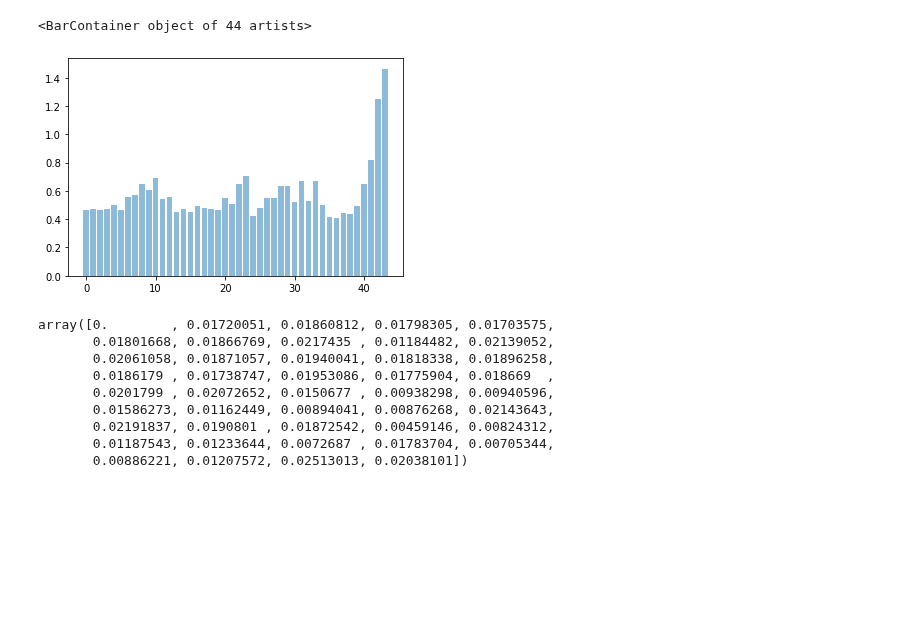
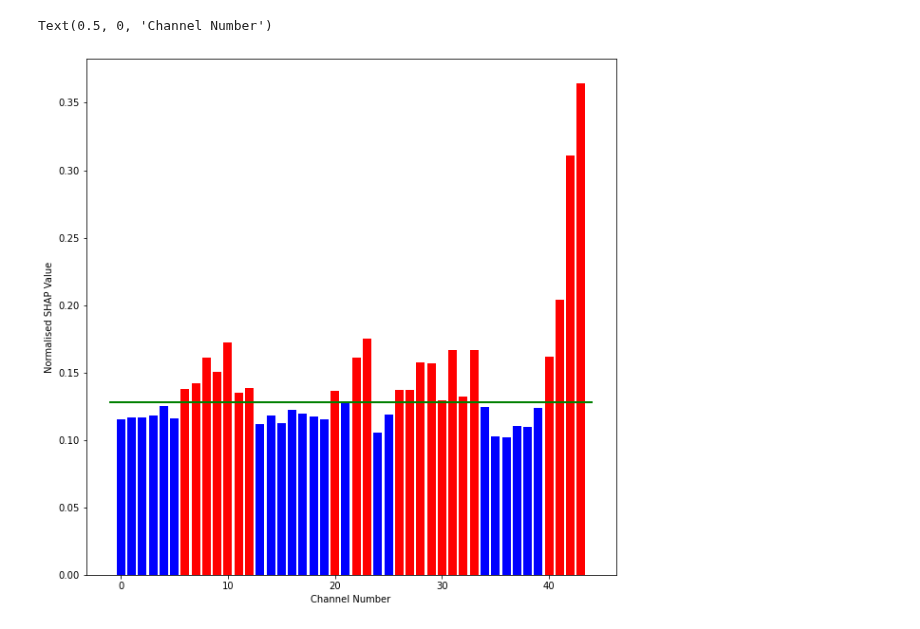
Before and after one commit to p-owens/MAI, a Jupyter notebook: local_processing.ipynb, the cells around one changed output. Saved outputs shown, nothing was run; the diff lists cells and outputs as text; code cells hidden in the pictures; blank space fills up the shorter version.

```diff
--- a/local_processing.ipynb
+++ b/local_processing.ipynb
@@ -89,23 +45,20 @@ print(count)
-# %%
-y_pos = np.arange(len(ch_names))
-
-ch = 0
-plt.bar(y_pos, np.sum(shap_chnls, axis=0), align='center', alpha=0.5)
-
-#ch = 1
-#plt.bar(y_pos, shap_chnls[ch], align='center', alpha=0.5)
-# %% [output]
-<BarContainer object of 44 artists>
-[figure, removed]
-# %%
-all_shap[0,1:]
-# %% [output]
-array([0.        , 0.01720051, 0.01860812, 0.01798305, 0.01703575,
-       0.01801668, 0.01866769, 0.0217435 , 0.01184482, 0.02139052,
-       0.02061058, 0.01871057, 0.01940041, 0.01818338, 0.01896258,
-       0.0186179 , 0.01738747, 0.01953086, 0.01775904, 0.018669  ,
-       0.0201799 , 0.02072652, 0.0150677 , 0.00938298, 0.00940596,
-       0.01586273, 0.01162449, 0.00894041, 0.00876268, 0.02143643,
-       0.02191837, 0.0190801 , 0.01872542, 0.00459146, 0.00824312,
-       0.01187543, 0.01233644, 0.0072687 , 0.01783704, 0.00705344,
-       0.00886221, 0.01207572, 0.02513013, 0.02038101])
+# %%
+avg = np.median(normalised_ch_shap)
+
+
+colours = []
+for value in normalised_ch_shap:
+    if value > avg:
+        colours.append('r')
+    else:
+        colours.append('b')
+
+
+
+plt.bar(np.arange(0,44), normalised_ch_shap, color=colours)
+plt.plot([-1, 44], [avg, avg],color='green',linewidth=2)
+plt.ylabel('Normalised SHAP Value')
+plt.xlabel('Channel Number')
+# %% [output]
+Text(0.5, 0, 'Channel Number')
+[figure, added]
```
Also changed, not shown: parts of 8 cells of this notebook.
